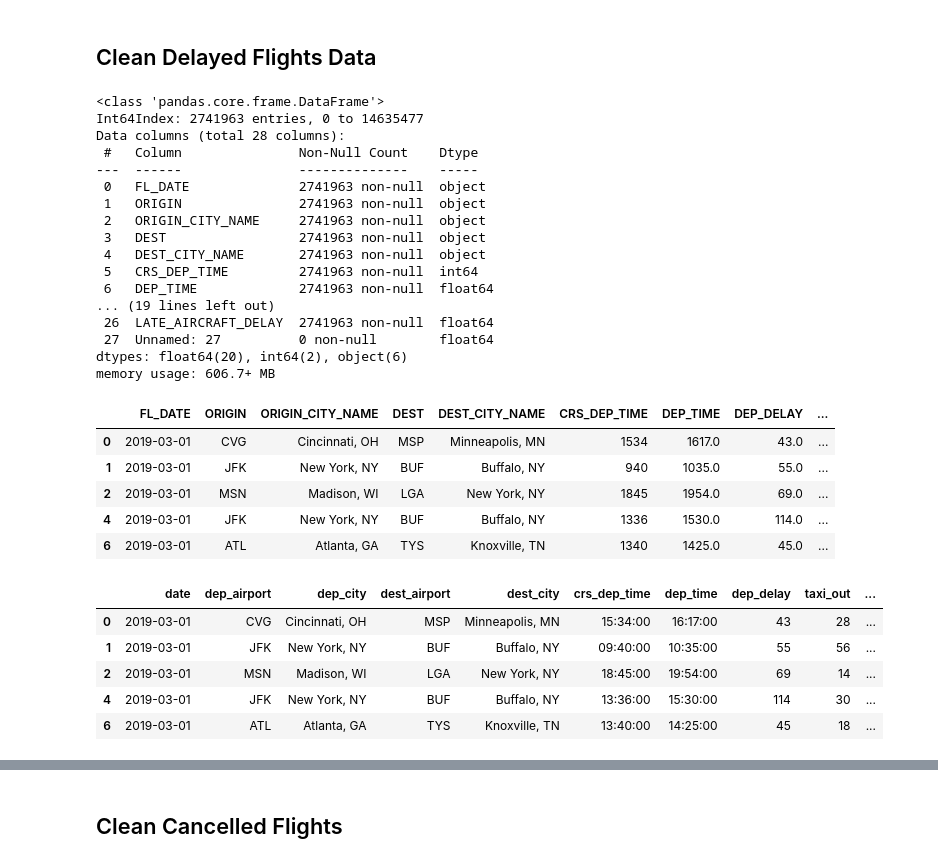
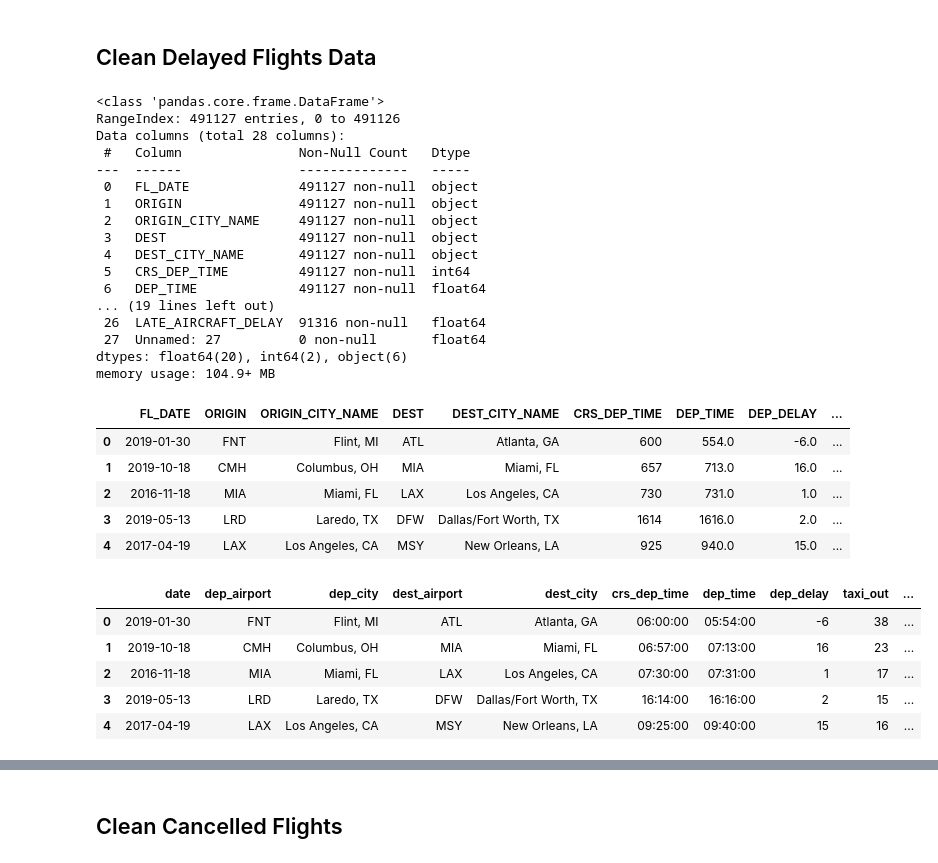
Before and after one commit to thaysmartinez/flights-data-exploration, a Jupyter notebook: clean-flights-data.ipynb, the cells around one changed output, grey strips where cells are left out. Drawn from its saved outputs; the diff is of its cells as text; code cells hidden in the pictures.

```diff
--- a/clean-flights-data.ipynb
+++ b/clean-flights-data.ipynb
@@ -14,32 +21,32 @@ delayed = delayed.query('CANCELLED == 0 & ARR_DELAY >= 15')
 # %%
-delayed.info(null_counts=True)
+df1.info(null_counts=True)
 # %% [output]
 <class 'pandas.core.frame.DataFrame'>
-Int64Index: 2741963 entries, 0 to 14635477
+RangeIndex: 491127 entries, 0 to 491126
 Data columns (total 28 columns):
- #   Column               Non-Null Count    Dtype
----  ------               --------------    -----
- 0   FL_DATE              2741963 non-null  object
- 1   ORIGIN               2741963 non-null  object
- 2   ORIGIN_CITY_NAME     2741963 non-null  object
- 3   DEST                 2741963 non-null  object
- 4   DEST_CITY_NAME       2741963 non-null  object
- 5   CRS_DEP_TIME         2741963 non-null  int64
- 6   DEP_TIME             2741963 non-null  float64
+ #   Column               Non-Null Count   Dtype
+---  ------               --------------   -----
+ 0   FL_DATE              491127 non-null  object
+ 1   ORIGIN               491127 non-null  object
+ 2   ORIGIN_CITY_NAME     491127 non-null  object
+ 3   DEST                 491127 non-null  object
+ 4   DEST_CITY_NAME       491127 non-null  object
+ 5   CRS_DEP_TIME         491127 non-null  int64
+ 6   DEP_TIME             491127 non-null  float64
 ... (19 lines left out)
- 26  LATE_AIRCRAFT_DELAY  2741963 non-null  float64
- 27  Unnamed: 27          0 non-null        float64
+ 26  LATE_AIRCRAFT_DELAY  91316 non-null   float64
+ 27  Unnamed: 27          0 non-null       float64
 dtypes: float64(20), int64(2), object(6)
-memory usage: 606.7+ MB
+memory usage: 104.9+ MB
 # %%
 pd.set_option('display.max_columns', 30)
-delayed.head()
+df1.head()
 # %% [output]
 |  | FL_DATE | ORIGIN | ORIGIN_CITY_NAME | DEST | DEST_CITY_NAME | CRS_DEP_TIME | DEP_TIME | DEP_DELAY | ... |
-| 0 | 2019-03-01 | CVG | Cincinnati, OH | MSP | Minneapolis, MN | 1534 | 1617.0 | 43.0 | ... |
-| 1 | 2019-03-01 | JFK | New York, NY | BUF | Buffalo, NY | 940 | 1035.0 | 55.0 | ... |
-| 2 | 2019-03-01 | MSN | Madison, WI | LGA | New York, NY | 1845 | 1954.0 | 69.0 | ... |
-| 4 | 2019-03-01 | JFK | New York, NY | BUF | Buffalo, NY | 1336 | 1530.0 | 114.0 | ... |
-| 6 | 2019-03-01 | ATL | Atlanta, GA | TYS | Knoxville, TN | 1340 | 1425.0 | 45.0 | ... |
+| 0 | 2019-01-30 | FNT | Flint, MI | ATL | Atlanta, GA | 600 | 554.0 | -6.0 | ... |
+| 1 | 2019-10-18 | CMH | Columbus, OH | MIA | Miami, FL | 657 | 713.0 | 16.0 | ... |
+| 2 | 2016-11-18 | MIA | Miami, FL | LAX | Los Angeles, CA | 730 | 731.0 | 1.0 | ... |
+| 3 | 2019-05-13 | LRD | Laredo, TX | DFW | Dallas/Fort Worth, TX | 1614 | 1616.0 | 2.0 | ... |
+| 4 | 2017-04-19 | LAX | Los Angeles, CA | MSY | New Orleans, LA | 925 | 940.0 | 15.0 | ... |
 # %%
 # Lowercase columns
@@ -65,6 +72,6 @@ delayed.rename(columns=dict_columns, errors='raise', inplace=True)
 # %%
 # Convert flight date to datetime data type
-delayed['date'] = pd.to_datetime(delayed['date'])
+df1['date'] = pd.to_datetime(df1['date'])
 # %%
 # Convert columns from numeric to object types and pad zeroes
 columns = ['crs_dep_time', 'dep_time', 'wheels_off',
@@ -76,11 +83,11 @@ converter = (lambda x: x.astype(str)
                         .str.replace('2400', '0000')
              if x.name in columns else x)
 
-delayed = delayed.apply(converter)
+df1 = df1.apply(converter)
 # %%
 # Convert columns to time timestamp
 for column in columns:
-    delayed[column] = delayed[column].apply(lambda x: datetime.strptime(x, '%H%M').time())
+    df1[column] = df1[column].apply(lambda x: datetime.strptime(x, '%H%M').time())
 # %%
 # Convert to int
 columns = ['dep_delay', 'taxi_out', 'taxi_in', 'arr_delay', 'fl_type', 'diverted',
@@ -88,14 +95,14 @@ columns = ['dep_delay', 'taxi_out', 'taxi_in', 'arr_delay', 'fl_type', 'diverted
 
 convert_int = lambda x: x.fillna(0).astype(int) if x.name in columns else x
 
-delayed = delayed.apply(convert_int)
+df1 = df1.apply(convert_int)
 # %%
-delayed.head()
+df1.head()
 # %% [output]
 |  | date | dep_airport | dep_city | dest_airport | dest_city | crs_dep_time | dep_time | dep_delay | taxi_out | ... |
-| 0 | 2019-03-01 | CVG | Cincinnati, OH | MSP | Minneapolis, MN | 15:34:00 | 16:17:00 | 43 | 28 | ... |
-| 1 | 2019-03-01 | JFK | New York, NY | BUF | Buffalo, NY | 09:40:00 | 10:35:00 | 55 | 56 | ... |
-| 2 | 2019-03-01 | MSN | Madison, WI | LGA | New York, NY | 18:45:00 | 19:54:00 | 69 | 14 | ... |
-| 4 | 2019-03-01 | JFK | New York, NY | BUF | Buffalo, NY | 13:36:00 | 15:30:00 | 114 | 30 | ... |
-| 6 | 2019-03-01 | ATL | Atlanta, GA | TYS | Knoxville, TN | 13:40:00 | 14:25:00 | 45 | 18 | ... |
+| 0 | 2019-01-30 | FNT | Flint, MI | ATL | Atlanta, GA | 06:00:00 | 05:54:00 | -6 | 38 | ... |
+| 1 | 2019-10-18 | CMH | Columbus, OH | MIA | Miami, FL | 06:57:00 | 07:13:00 | 16 | 23 | ... |
+| 2 | 2016-11-18 | MIA | Miami, FL | LAX | Los Angeles, CA | 07:30:00 | 07:31:00 | 1 | 17 | ... |
+| 3 | 2019-05-13 | LRD | Laredo, TX | DFW | Dallas/Fort Worth, TX | 16:14:00 | 16:16:00 | 2 | 15 | ... |
+| 4 | 2017-04-19 | LAX | Los Angeles, CA | MSY | New Orleans, LA | 09:25:00 | 09:40:00 | 15 | 16 | ... |
 # %%
```
Also changed, not shown: parts of 31 cells of this notebook.
